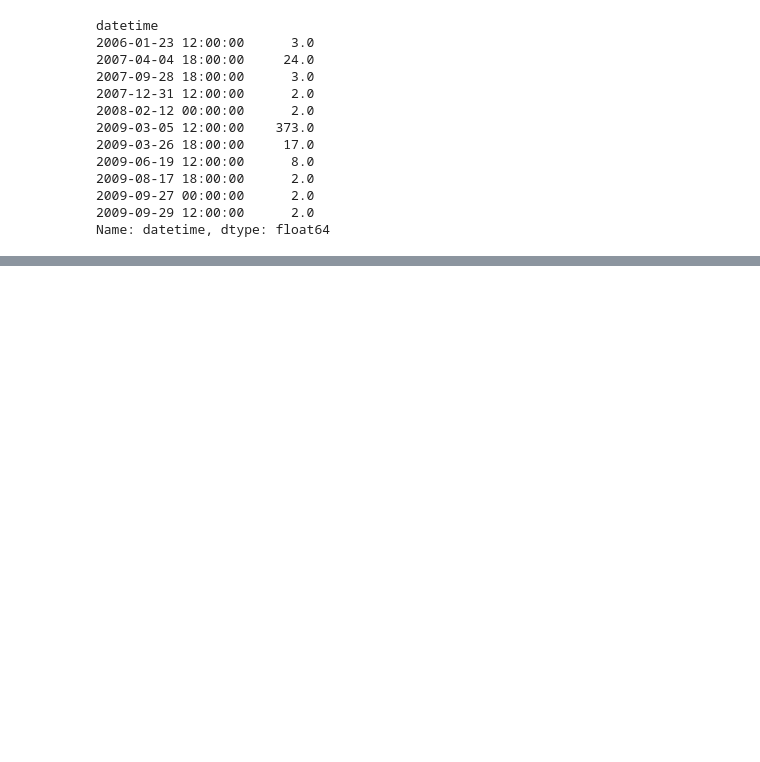
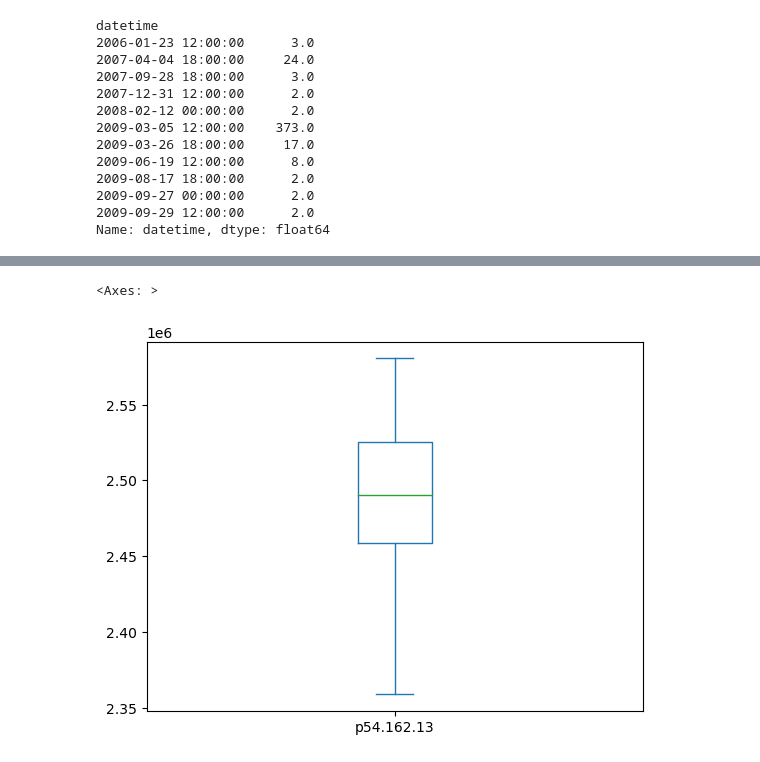
Before and after one commit to NicolasLamotteUC3M/p1_aprendizaje_automatico_Jaime_Nicolas, a Jupyter notebook: NotebookFinal.ipynb, the cells around one changed output, grey strips where cells are left out. Saved outputs shown, nothing was run; the diff lists cells and outputs as text; code cells hidden in the pictures; blank space fills up the shorter version.

```diff
--- a/NotebookFinal.ipynb
+++ b/NotebookFinal.ipynb
@@ -143,0 +221,5 @@ Tras esto, se va observar
+# %%
+wind_ava['p54.162.13'].plot.box()
+# %% [output]
+<Axes: >
+[figure, added]
```
Also changed, not shown: parts of 54 cells of this notebook.
